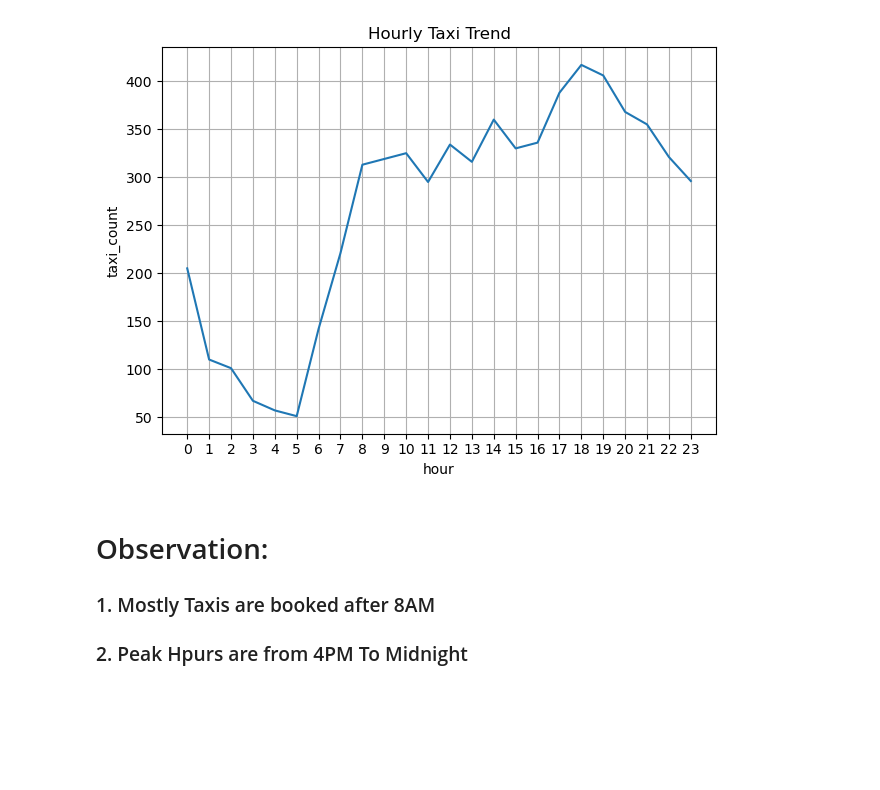
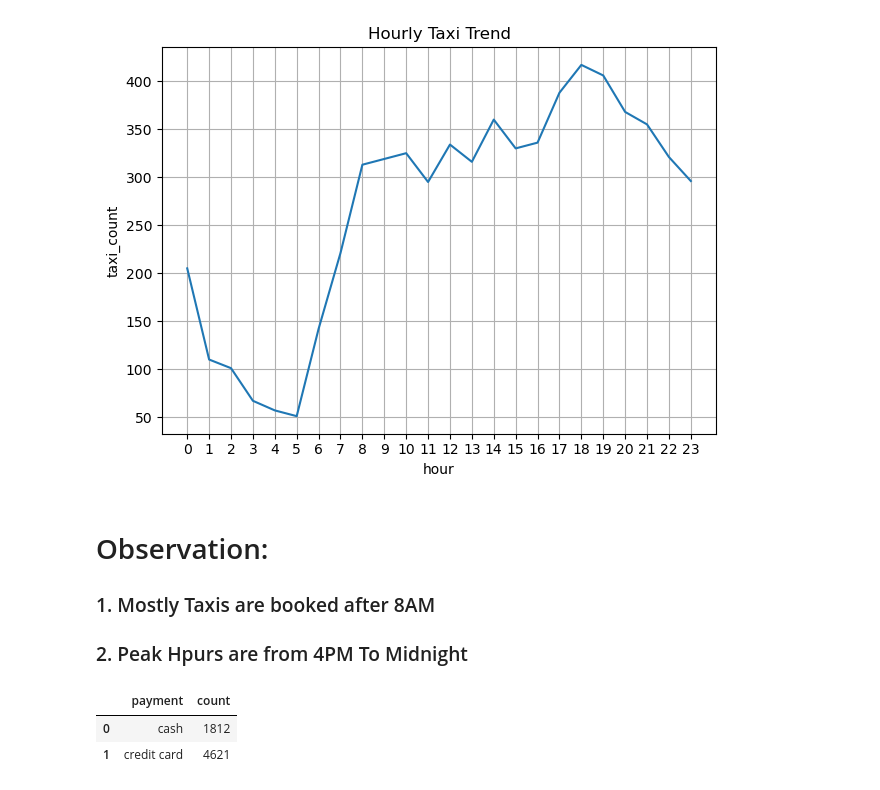
Before and after one commit to Kishansoni3739/seaborn_taxis_data_EDA, a Jupyter notebook: taxis_eda.ipynb, the cells around one changed output. Cells and saved outputs as stored; diff of their text form; code cells hidden in the pictures; blank space fills up the shorter version.

```diff
--- a/taxis_eda.ipynb
+++ b/taxis_eda.ipynb
@@ -351,0 +354,6 @@ plt.show()
+# %%
+paymnet_mode
+# %% [output]
+|  | payment | count |
+| 0 | cash | 1812 |
+| 1 | credit card | 4621 |
```
Also changed, not shown: parts of 2 cells of this notebook, 2 other files.
